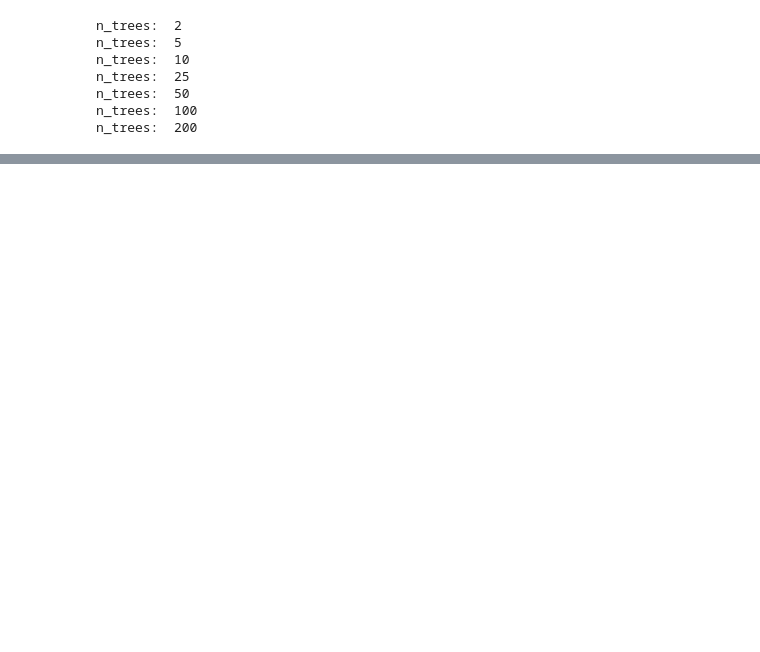
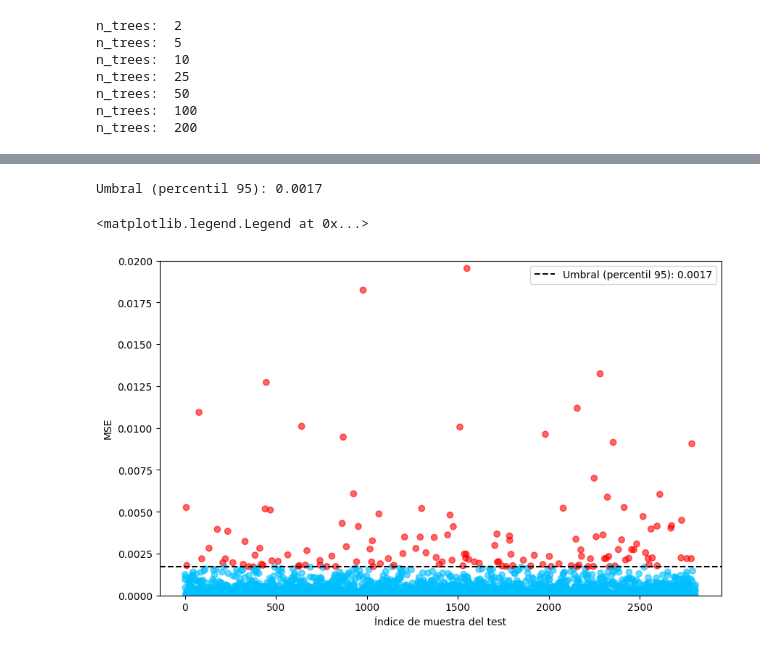
Before and after one commit to AlexSalazar314/Portafolio, a Jupyter notebook: DeteccionAnomalias_SistemasPlanetarios/DeteccionAnomaliasSistemasPlanetarios.ipynb, the cells around one changed output, grey strips where cells are left out. Saved outputs shown, nothing was run; the diff lists cells and outputs as text; code cells hidden in the pictures; blank space fills up the shorter version.

```diff
--- a/DeteccionAnomalias_SistemasPlanetarios/DeteccionAnomaliasSistemasPlanetarios.ipynb
+++ b/DeteccionAnomalias_SistemasPlanetarios/DeteccionAnomaliasSistemasPlanetarios.ipynb
@@ -349,0 +551,6 @@ Text(29.597222222222214, 0.5, 'Número de anomalias')
+# %%
+# reconstrucciones del autoencoder
+reconstructed = autoencoder.predict(X_test)
+
+# MSE por fila
+mse_list = np.mean((X_test - reconstructed)**2, axis=1) #Calculando error cuadratico medio
@@ -349,0 +559,24 @@ Text(29.597222222222214, 0.5, 'Número de anomalias')
+# %%
+percentil=95
+umbral = np.percentile(mse_list.values, percentil)
+print(f"Umbral (percentil {percentil}): {umbral:.4f}")
+# %% [output]
+Umbral (percentil 95): 0.0017
+# %%
+figsize=(10,6)
+
+color = "deepskyblue"
+df_mse = pd.DataFrame(mse_list, columns=["MSE"])
+df_mse["Tipo"] = np.where(df_mse["MSE"] > umbral, "Anomalía", "Normal")
+
+# Gráfico de dispersión
+plt.figure(figsize=figsize)
+plt.scatter(range(len(df_mse)), df_mse["MSE"], c=df_mse["Tipo"].map({"Normal": "deepskyblue", "Anomalía": "red"}), alpha=0.6)
+plt.axhline(y=umbral, color='black', linestyle='--', label=f"Umbral (percentil {percentil}): {umbral:.4f}")
+plt.ylim(bottom=0, top=0.02) # Para fines graficos se limita a 0.02
+plt.xlabel("Índice de muestra del test")
+plt.ylabel("MSE")
+plt.legend()
+# %% [output]
+<matplotlib.legend.Legend at 0x...>
+[figure, added]
```
Also changed, not shown: parts of 30 cells of this notebook, 23 other files.
